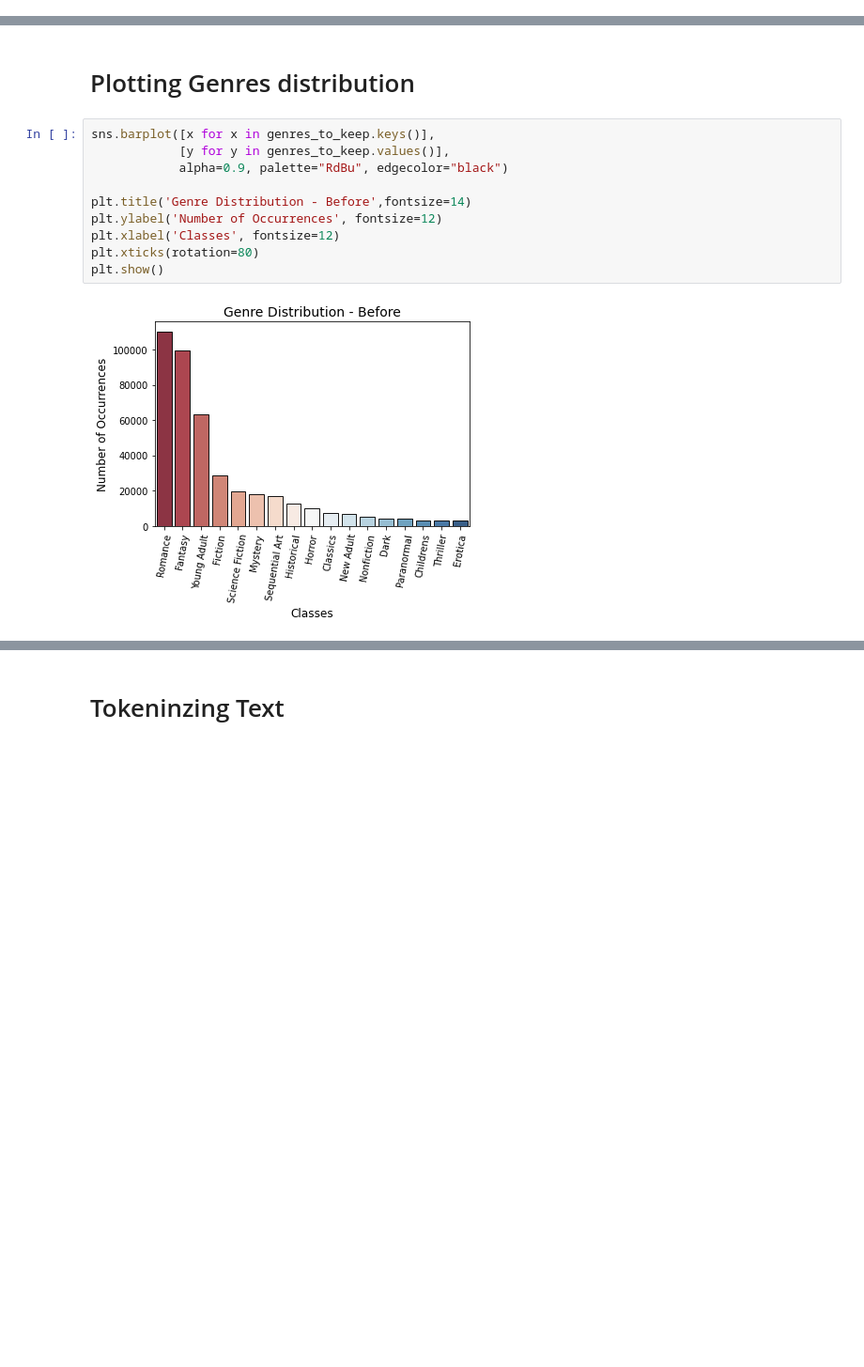
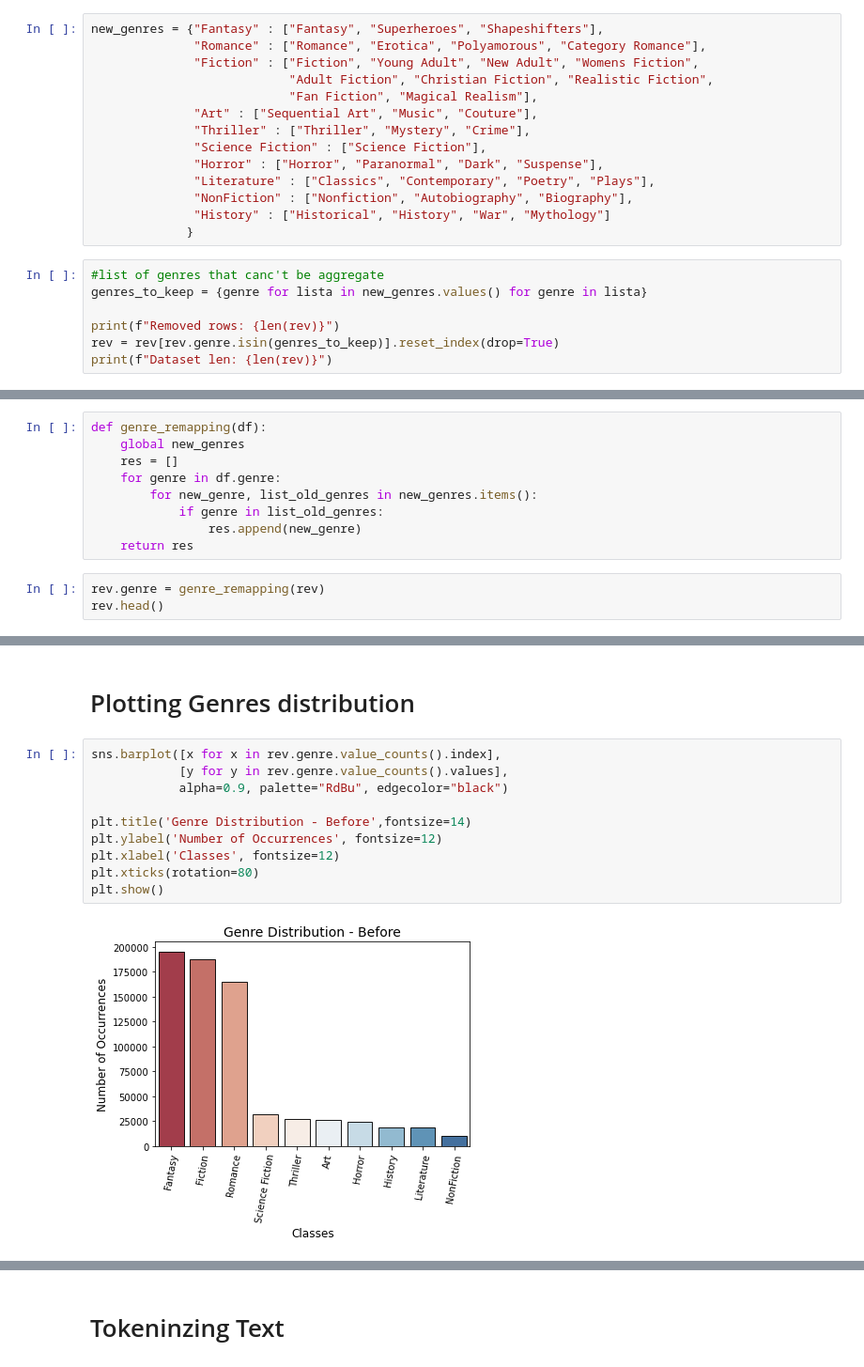
Before and after one commit to lwdovico/goodreads-book-reviews, a Jupyter notebook: Notebooks/02_Preprocessing_gradient.ipynb, the cells around one changed output, grey strips where cells are left out. Shown at 94% size. Drawn from its saved outputs; the diff is of its cells as text; blank space fills up the shorter version.

Commit message:
Fixed genres

```diff
--- a/Notebooks/02_Preprocessing_gradient.ipynb
+++ b/Notebooks/02_Preprocessing_gradient.ipynb
@@ -234,0 +233,21 @@ Dataset len: 416075
+# %%
+new_genres = {"Fantasy" : ["Fantasy", "Superheroes", "Shapeshifters"],
+              "Romance" : ["Romance", "Erotica", "Polyamorous", "Category Romance"],
+              "Fiction" : ["Fiction", "Young Adult", "New Adult", "Womens Fiction",
+                           "Adult Fiction", "Christian Fiction", "Realistic Fiction",
+                           "Fan Fiction", "Magical Realism"],
+              "Art" : ["Sequential Art", "Music", "Couture"],
+              "Thriller" : ["Thriller", "Mystery", "Crime"],
+              "Science Fiction" : ["Science Fiction"],
+              "Horror" : ["Horror", "Paranormal", "Dark", "Suspense"],
+              "Literature" : ["Classics", "Contemporary", "Poetry", "Plays"],
+              "NonFiction" : ["Nonfiction", "Autobiography", "Biography"],
+              "History" : ["Historical", "History", "War", "Mythology"]
+             }
+# %%
+#list of genres that canc't be aggregate
+genres_to_keep = {genre for lista in new_genres.values() for genre in lista}
+
+print(f"Removed rows: {len(rev)}")
+rev = rev[rev.genre.isin(genres_to_keep)].reset_index(drop=True)
+print(f"Dataset len: {len(rev)}")
@@ -234,0 +271,12 @@ Dataset len: 416075
+# %%
+def genre_remapping(df):
+    global new_genres
+    res = []
+    for genre in df.genre:
+        for new_genre, list_old_genres in new_genres.items():
+            if genre in list_old_genres:
+                res.append(new_genre)
+    return res
+# %%
+rev.genre = genre_remapping(rev)
+rev.head()
@@ -262,17 +324,17 @@ Name: genre, dtype: int64
 # %% [markdown]
 # Plotting Genres distribution
 # %%
-sns.barplot([x for x in genres_to_keep.keys()],
-            [y for y in genres_to_keep.values()],
+sns.barplot([x for x in rev.genre.value_counts().index],
+            [y for y in rev.genre.value_counts().values],
             alpha=0.9, palette="RdBu", edgecolor="black")
 
 plt.title('Genre Distribution - Before',fontsize=14)
 plt.ylabel('Number of Occurrences', fontsize=12)
 plt.xlabel('Classes', fontsize=12)
 plt.xticks(rotation=80)
 plt.show()
 # %% [output]
-[figure, old version]
+[figure, new version]
 # %%
 sns.barplot([x for x in rev2.genre.value_counts().index],
             [y for y in rev2.genre.value_counts().values],
```
Also changed, not shown: parts of 35 cells of this notebook.
